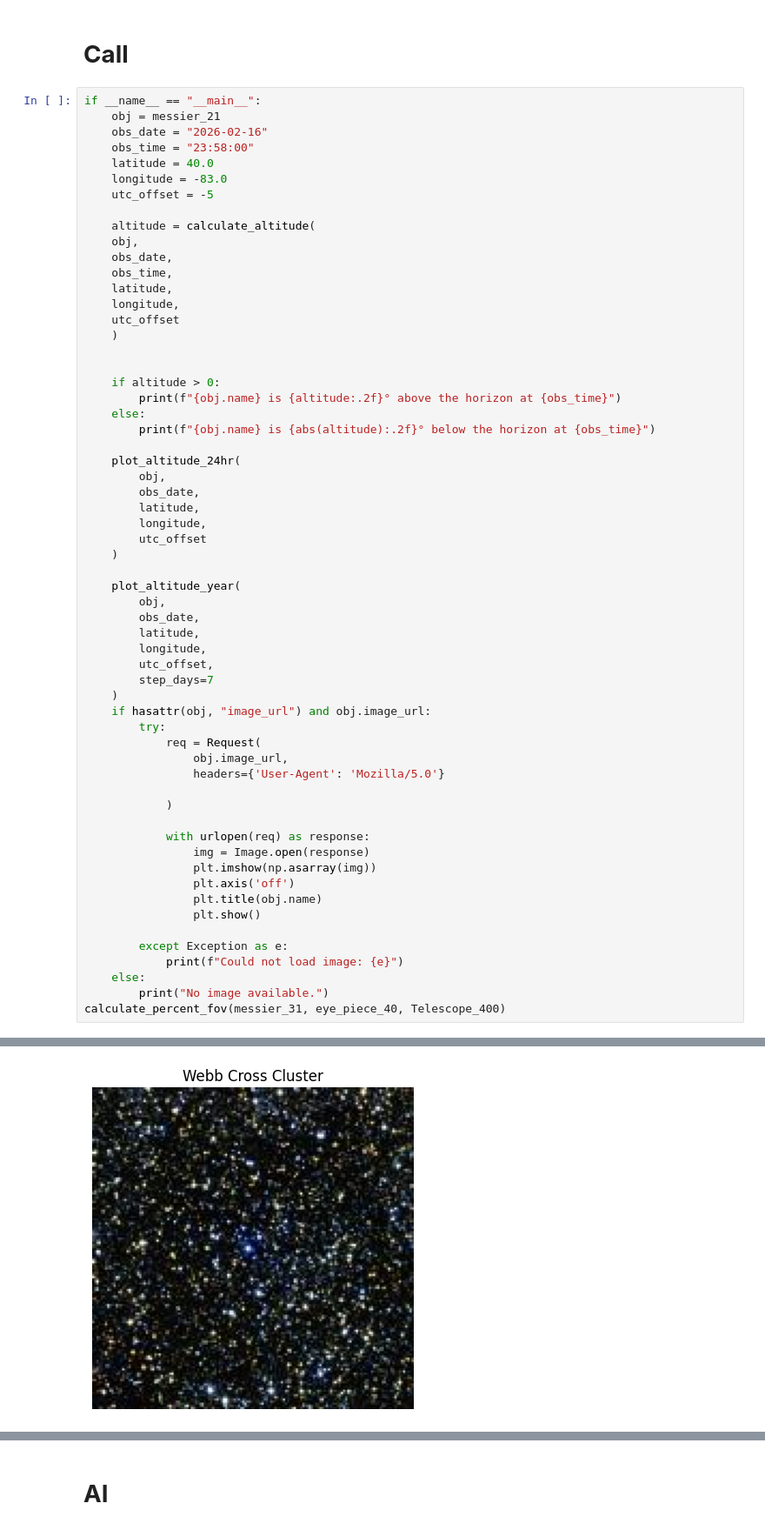
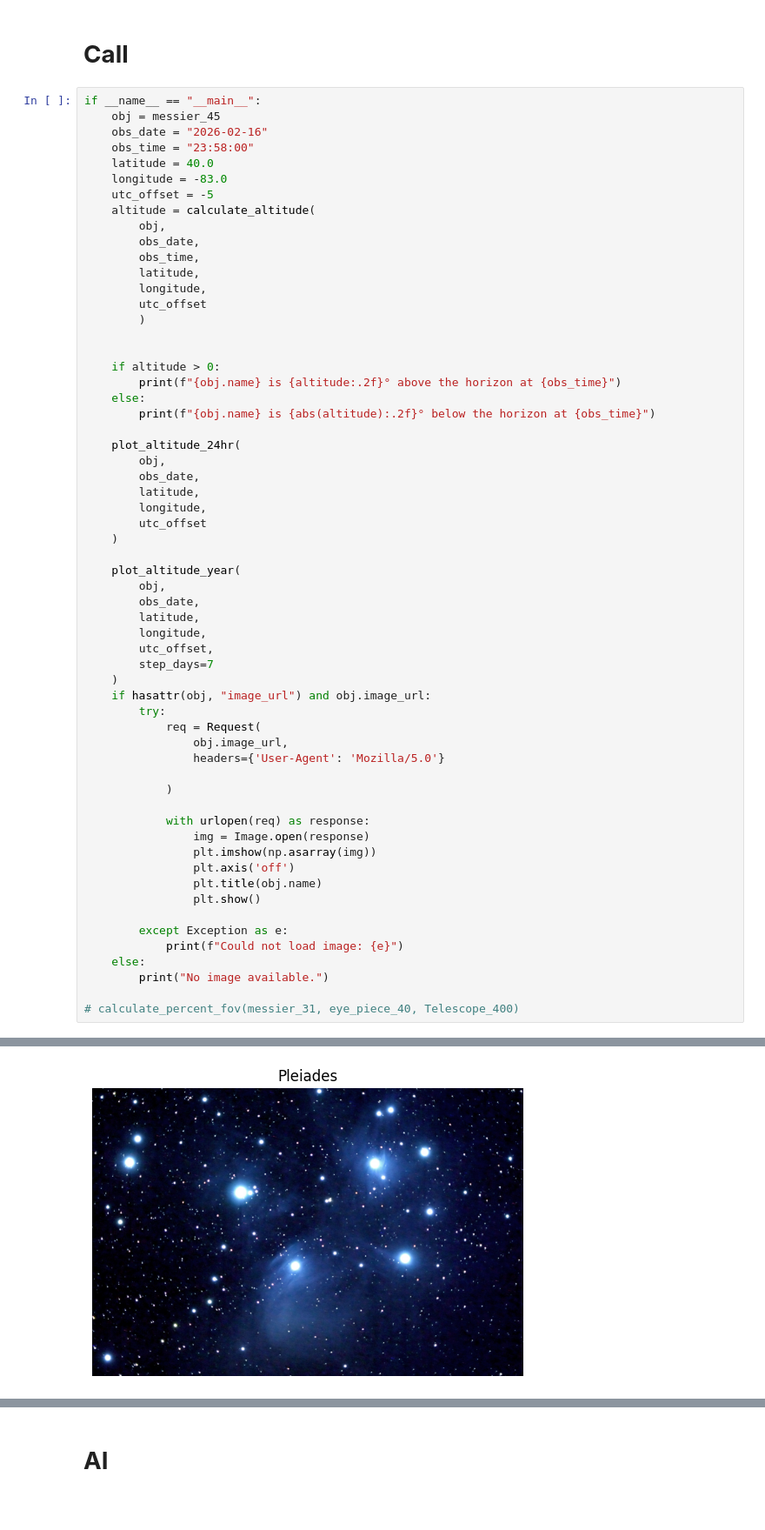
Before and after one commit to Wesley-Newman/Astron_1221_Project_1, a Jupyter notebook: Project_1.ipynb, the cells around one changed output, grey strips where cells are left out. Shown at 87% size. Drawn from its saved outputs; the diff is of its cells as text; blank space fills up the shorter version.

```diff
--- a/Project_1.ipynb
+++ b/Project_1.ipynb
@@ -899,21 +899,20 @@ tools.append(
 # **Call**
 # %%
 if __name__ == "__main__":
-    obj = messier_21
+    obj = messier_45
     obs_date = "2026-02-16"
     obs_time = "23:58:00"
     latitude = 40.0
     longitude = -83.0
     utc_offset = -5
-
     altitude = calculate_altitude(
-    obj,
-    obs_date,
-    obs_time,
-    latitude,
-    longitude,
-    utc_offset
-    )
+        obj,
+        obs_date,
+        obs_time,
+        latitude,
+        longitude,
+        utc_offset
+        )
 
 
     if altitude > 0:
@@ -956,5 +955,6 @@ if __name__ == "__main__":
             print(f"Could not load image: {e}")
     else:
         print("No image available.")
-calculate_percent_fov(messier_31, eye_piece_40, Telescope_400)
+
+# calculate_percent_fov(messier_31, eye_piece_40, Telescope_400)
 # %% [output]
@@ -964 +964 @@ Webb Cross Cluster is 46.66° below the horizon at 23:58:00
-[figure, old version]
+[figure, new version]
```
Also changed, not shown: parts of 3 cells of this notebook.
